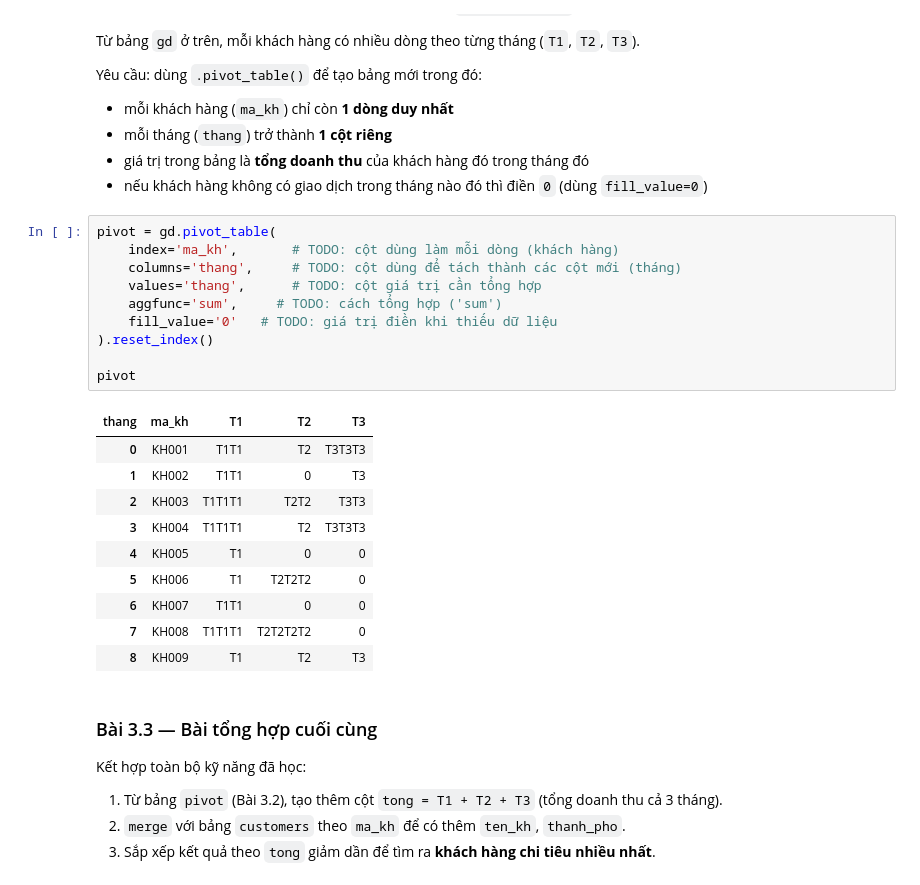
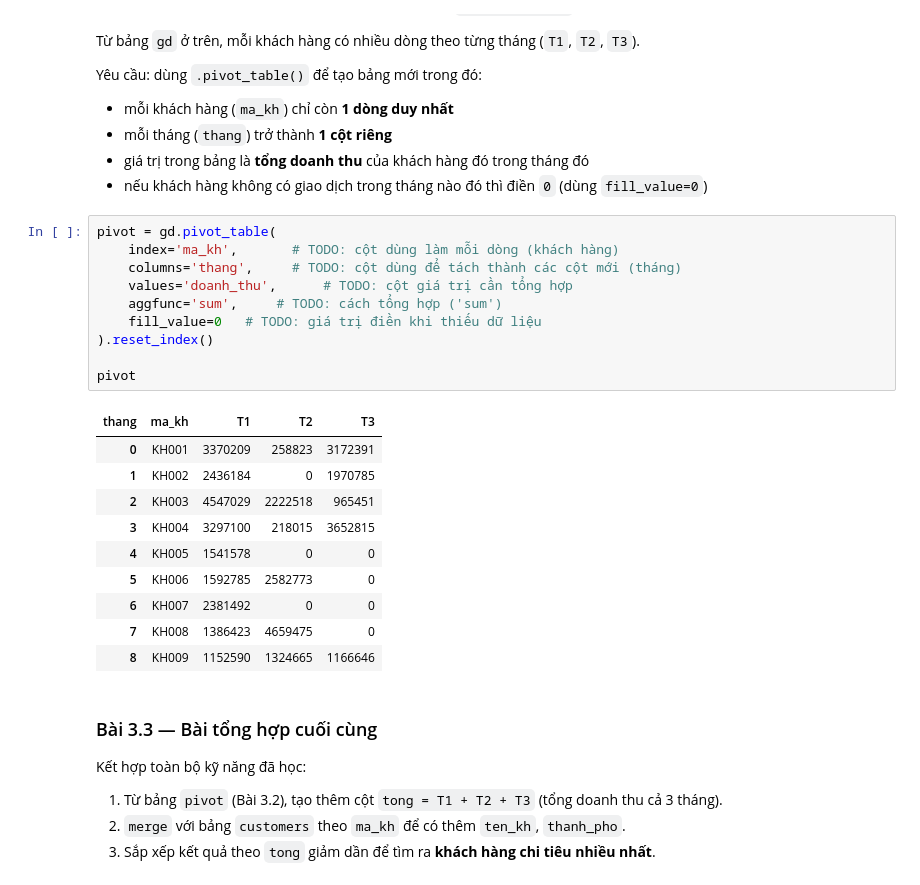
Before and after one commit to antrandevv/PandasFromZeroToHero, a Jupyter notebook: Prac-01/ReadFile.ipynb, the cells around one changed output. Drawn from its saved outputs; the diff is of its cells as text.

```diff
--- a/Prac-01/ReadFile.ipynb
+++ b/Prac-01/ReadFile.ipynb
@@ -249,24 +249,24 @@ Yêu cầu: dùng `.pivot_table()` để tạo bảng mới trong đó:
 # %%
 pivot = gd.pivot_table(
     index='ma_kh',       # TODO: cột dùng làm mỗi dòng (khách hàng)
     columns='thang',     # TODO: cột dùng để tách thành các cột mới (tháng)
-    values='thang',      # TODO: cột giá trị cần tổng hợp
+    values='doanh_thu',      # TODO: cột giá trị cần tổng hợp
     aggfunc='sum',     # TODO: cách tổng hợp ('sum')
-    fill_value='0'   # TODO: giá trị điền khi thiếu dữ liệu
+    fill_value=0   # TODO: giá trị điền khi thiếu dữ liệu
 ).reset_index()
 
 pivot
 # %% [output]
 | thang | ma_kh | T1 | T2 | T3 |
-| 0 | KH001 | T1T1 | T2 | T3T3T3 |
-| 1 | KH002 | T1T1 | 0 | T3 |
-| 2 | KH003 | T1T1T1 | T2T2 | T3T3 |
-| 3 | KH004 | T1T1T1 | T2 | T3T3T3 |
-| 4 | KH005 | T1 | 0 | 0 |
-| 5 | KH006 | T1 | T2T2T2 | 0 |
-| 6 | KH007 | T1T1 | 0 | 0 |
-| 7 | KH008 | T1T1T1 | T2T2T2T2 | 0 |
-| 8 | KH009 | T1 | T2 | T3 |
+| 0 | KH001 | 3370209 | 258823 | 3172391 |
+| 1 | KH002 | 2436184 | 0 | 1970785 |
+| 2 | KH003 | 4547029 | 2222518 | 965451 |
+| 3 | KH004 | 3297100 | 218015 | 3652815 |
+| 4 | KH005 | 1541578 | 0 | 0 |
+| 5 | KH006 | 1592785 | 2582773 | 0 |
+| 6 | KH007 | 2381492 | 0 | 0 |
+| 7 | KH008 | 1386423 | 4659475 | 0 |
+| 8 | KH009 | 1152590 | 1324665 | 1166646 |
 # %% [markdown]
 ### Bài 3.3 — Bài tổng hợp cuối cùng
 Kết hợp toàn bộ kỹ năng đã học:
```
Also changed, not shown: 27 other files.
